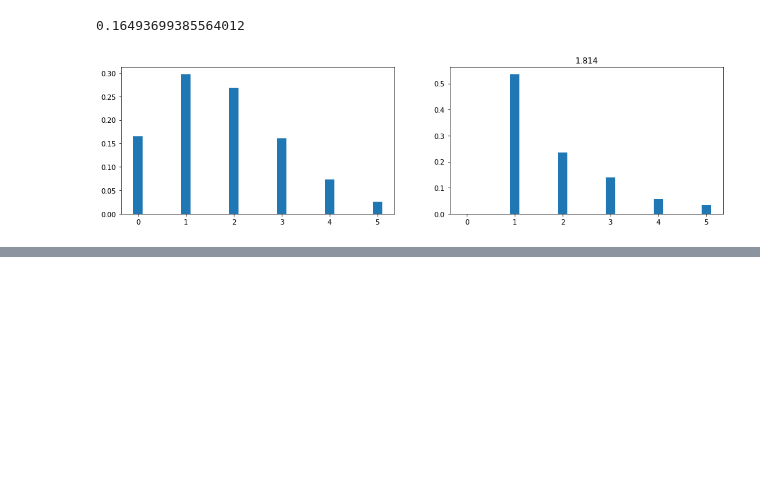
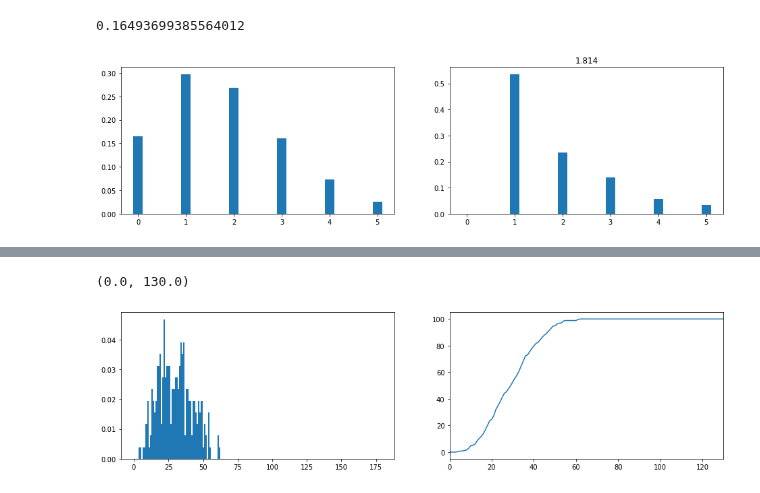
Before and after one commit to Brook1711/RIS-Angular-Domain, a Jupyter notebook: code_main/Channel_property.ipynb, the cells around one changed output, grey strips where cells are left out. Cells and saved outputs as stored; diff of their text form; code cells hidden in the pictures; blank space fills up the shorter version.

```diff
--- a/code_main/Channel_property.ipynb
+++ b/code_main/Channel_property.ipynb
@@ -147,0 +193,20 @@ plt.legend(['TCSL model', 'proposed'])
+# %%
+import numpy as np
+import cmath
+import matplotlib.pyplot as plt
+from scipy.stats import gamma
+from scipy.special import gamma as gamma_function
+from scipy.special import digamma
+alpha_0, alpha_1 = 1, 1
+beta_0, beta_1 = 0.001, 1
+K=4
+p01 = 0.5
+p10 = 0.5
+trans_pro_C = {
+    'p01':p01,
+    'p10':p10,
+    'p1':p01/(p01+p10)
+    }
+M = 64
+tau = 8
+L = 4
@@ -147,0 +257,27 @@ plt.legend(['TCSL model', 'proposed'])
+# %%
+cum_list = []
+for i in range(256):
+    Varphi_true, Beta_true = gen_common_channel_support(
+        seed = i,
+        )
+    Beta_true = Beta_true
+    # plt.plot(np.array(range(M)),Varphi_true)
+    # plt.plot(np.array(range(M)),Beta_true)
+    mu_APS_rad = np.sum(Varphi_true * np.power(Beta_true,2)) / np.sum(np.power(Beta_true,2))
+    ESA_rad = np.power(
+        np.sum(np.power(Varphi_true - mu_APS_rad, 2) * np.power(Beta_true, 2)) / np.sum(np.power(Beta_true, 2)),
+        0.5
+        ) * np.pi
+    cum_list.append(ESA_rad)
+# print(mu_APS_rad * 180 / np.pi)
+# print(ESA_rad * 180 / np.pi)
+plt.figure(figsize=(16,4))
+plt.subplot(1,2,1)
+pdf, bins, patches = plt.hist(np.array(cum_list) * 180 / np.pi, bins = [-0.5+i for i in range(180 + 1)], density=True)
+cdf = np.cumsum(pdf) * 100
+plt.subplot(1,2,2)
+plt.plot([i for i in range(180)], cdf)
+plt.xlim(left=0, right=130)
+# %% [output]
+(0.0, 130.0)
+[figure, added]
```
Also changed, not shown: parts of 6 cells of this notebook, 2 other files.
